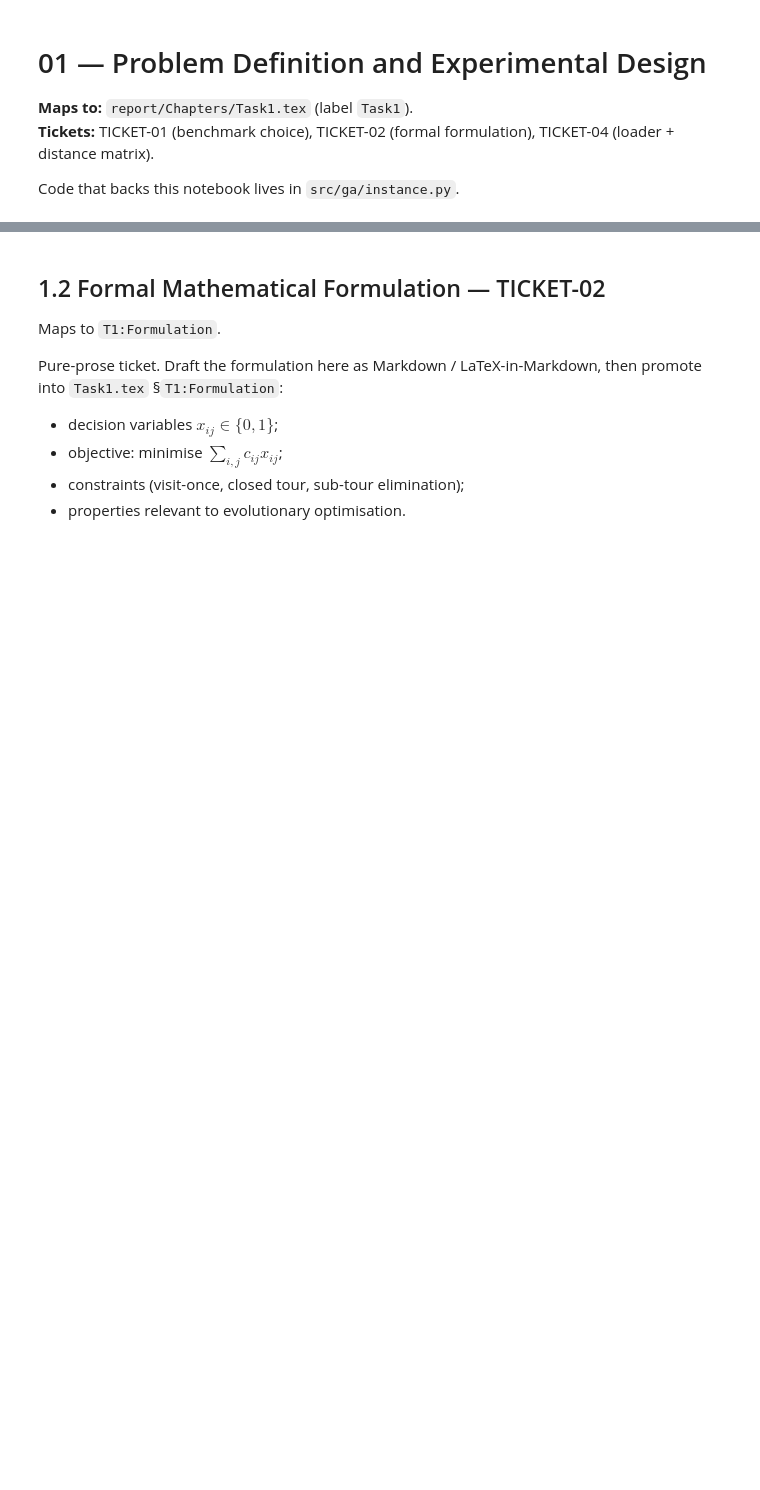
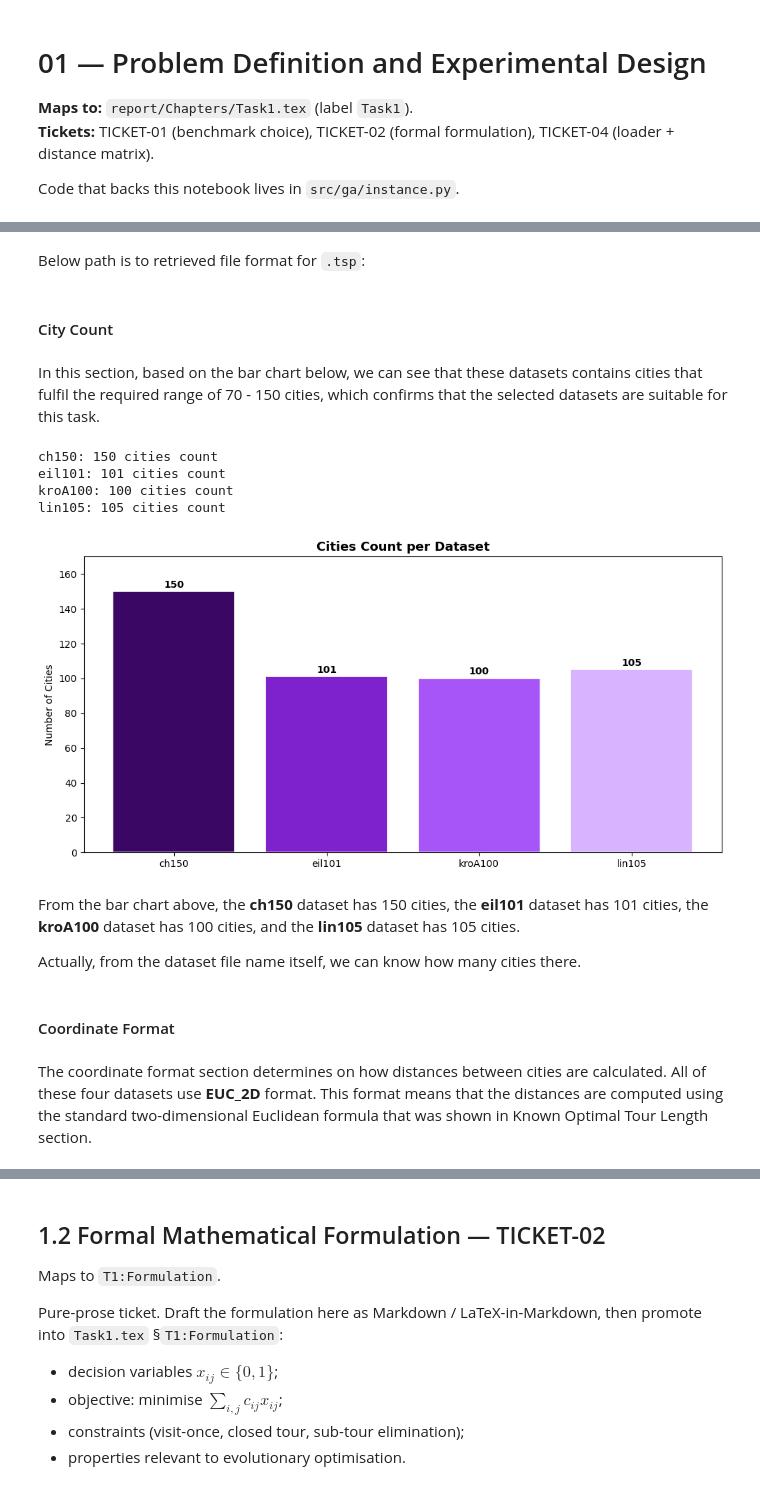
Before and after one commit to ridzuan5757/tc6544-project-2, a Jupyter notebook: notebooks/01_problem_and_setup.ipynb, the cells around one changed output, grey strips where cells are left out. Saved outputs shown, nothing was run; the diff lists cells and outputs as text; code cells hidden in the pictures; blank space fills up the shorter version.

```diff
--- a/notebooks/01_problem_and_setup.ipynb
+++ b/notebooks/01_problem_and_setup.ipynb
@@ -14,0 +45,76 @@ Candidates: `eil101`, `kroA100`, `ch130`, `bier127`. Final pick → write into `
+# %% [markdown]
+Below path is to retrieved file format for `.tsp`:
+# %%
+DRIVE_PATH = '/content/drive/MyDrive/Colab Notebooks/tc6544-project-2/data/datasets-comparison/TSP-dataset/'
+
+datasets = ['ch150', 'eil101', 'kroA100', 'lin105']
+
+# To load and store coordinates from the files
+def load_tsp(name):
+  path    = DRIVE_PATH + f'{name}.tsp'
+  problem = tsplib95.load(path)
+  coords  = dict(problem.node_coords)
+  return coords
+# %% [markdown]
+#### City Count
+# %% [markdown]
+In this section, based on the bar chart below, we can see that these datasets contains cities that fulfil the required range of 70 - 150 cities, which confirms that the selected datasets are suitable for this task.
+# %%
+loaded = {}
+for name in datasets:
+  loaded[name] = load_tsp(name)
+  print(f'{name}: {len(loaded[name])} cities count')
+# %% [output]
+ch150: 150 cities count
+eil101: 101 cities count
+kroA100: 100 cities count
+lin105: 105 cities count
+# %%
+city_counts = {name: len(loaded[name]) for name in datasets}
+
+# purple shades slay
+colors = {
+    'ch150'   : '#3B0764',   # deep violet
+    'eil101'  : '#7E22CE',   # purple
+    'kroA100' : '#A855F7',   # medium purple
+    'lin105'  : '#D8B4FE'    # lavender
+}
+
+fig, ax = plt.subplots(figsize=(10, 5))
+names = list(city_counts.keys())
+counts = list(city_counts.values())
+bars = ax.bar(names, counts,
+              color=[colors[n] for n in names],
+              edgecolor='white', linewidth=1.2)
+
+ax.set_title('Cities Count per Dataset', fontsize=13, fontweight='bold')
+ax.set_ylabel('Number of Cities', fontsize=10)
+ax.set_ylim(0, max(counts) + 20)
+
+#ax.axhline(y=70,  color='red',  linestyle='--', linewidth=1, alpha=0.6, label='Min required (70)')
+#ax.axhline(y=150, color='blue', linestyle='--', linewidth=1, alpha=0.6, label='Max required (150)')
+#ax.legend(fontsize=9)
+
+for bar, val in zip(bars, counts):
+  ax.text(bar.get_x() + bar.get_width()/2,
+          bar.get_height() + 1,
+          str(val), ha='center', va='bottom',
+          fontweight='bold', fontsize=10)
+
+plt.tight_layout()
+
+# To save the picture, but no need
+#plt.savefig(DRIVE_PATH + 'citycount.png',
+#            dpi=150, bbox_inches='tight')
+
+plt.show()
+# %% [output]
+[figure, added]
+# %% [markdown]
+From the bar chart above, the **ch150** dataset has 150 cities, the **eil101** dataset has 101 cities, the **kroA100** dataset has 100 cities, and the **lin105** dataset has 105 cities.
+
+Actually, from the dataset file name itself, we can know how many cities there.
+# %% [markdown]
+#### Coordinate Format
+# %% [markdown]
+The coordinate format section determines on how distances between cities are calculated. All of these four datasets use **EUC_2D** format. This format means that the distances are computed using the standard two-dimensional Euclidean formula that was shown in Known Optimal Tour Length section.
```
Also changed, not shown: parts of 25 cells of this notebook, 4 other files.
